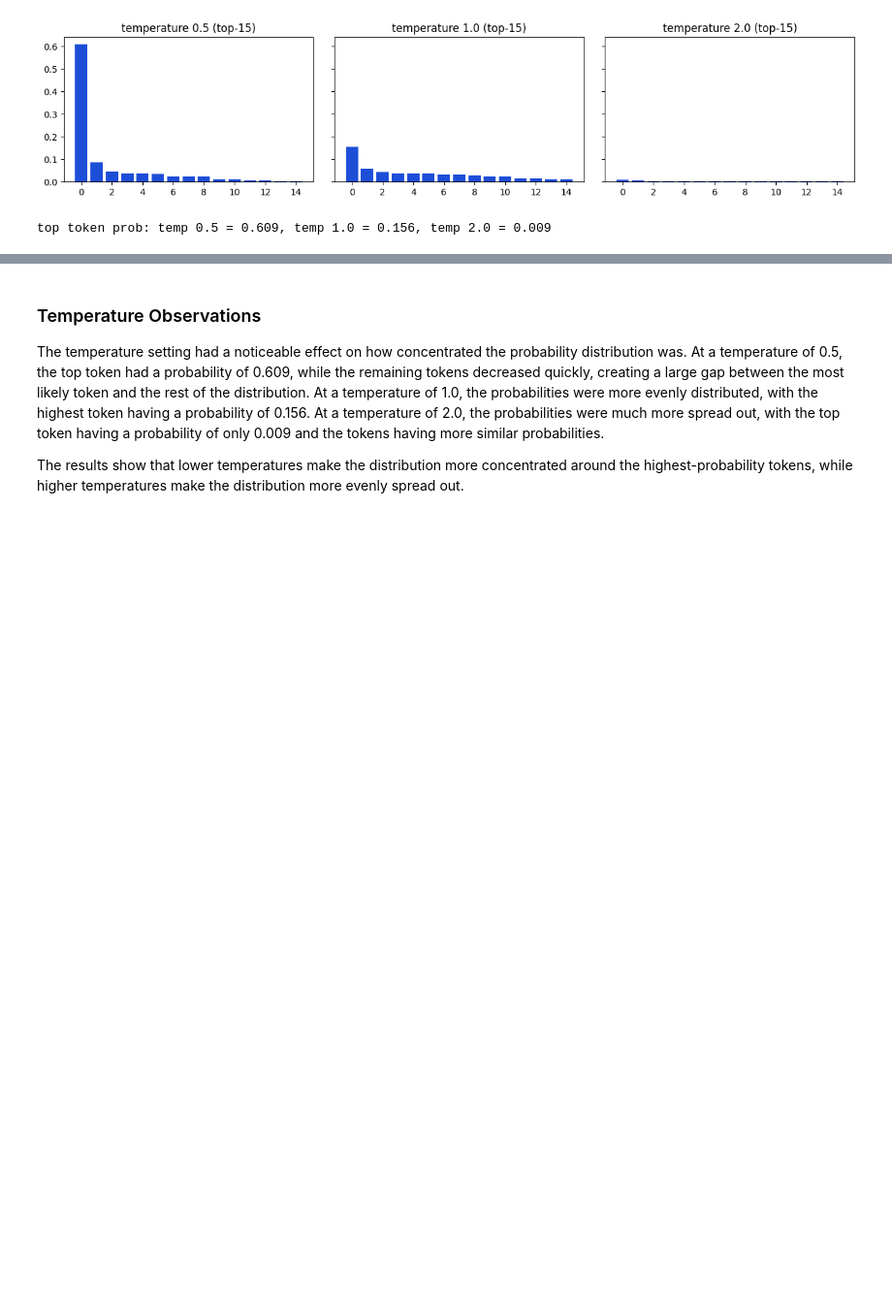
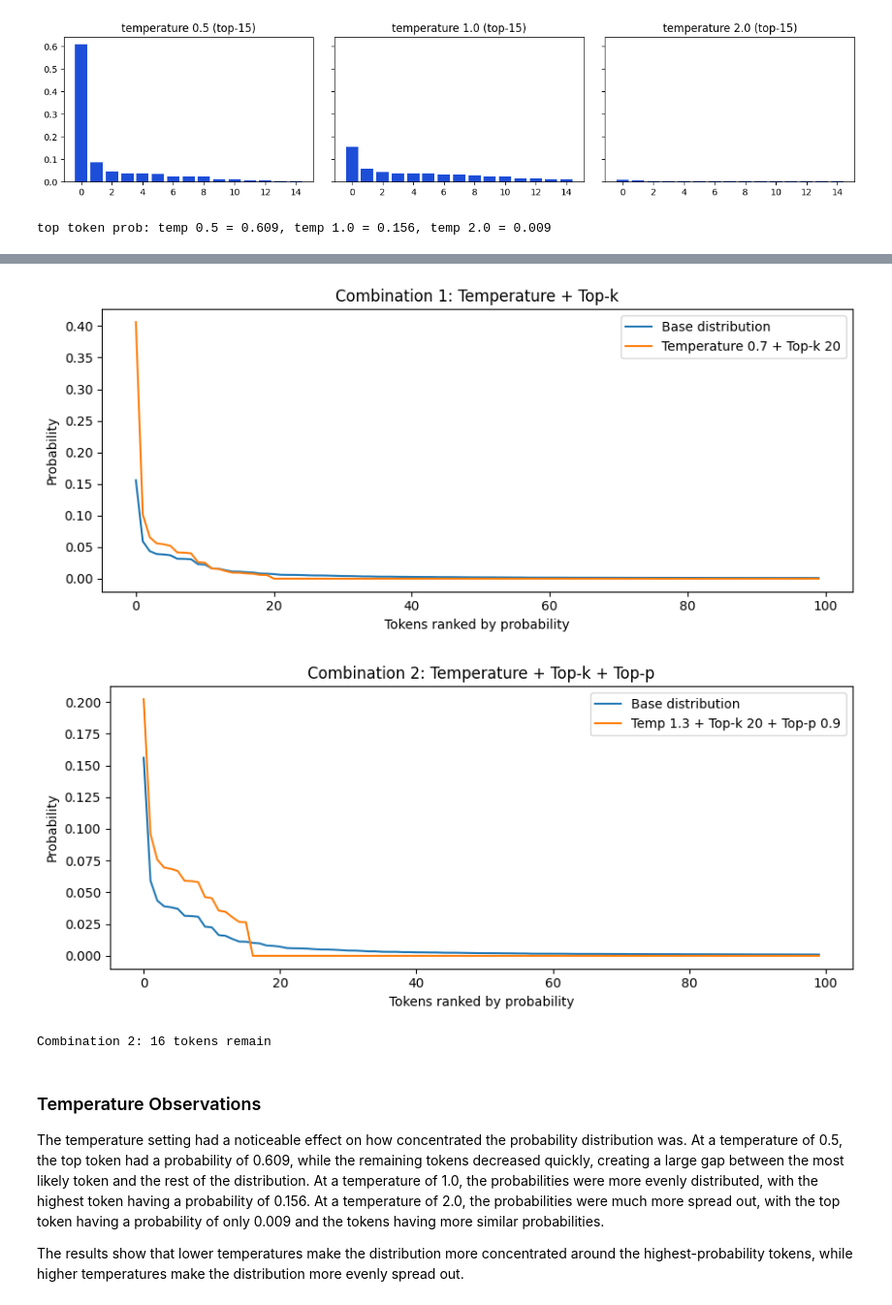
Before and after one commit to jhughes7386/cosc-650-applied-llm-systems, a Jupyter notebook: week-02/week2_inference_sampling.ipynb, the cells around one changed output, grey strips where cells are left out. Shown at 97% size. Cells and saved outputs as stored; diff of their text form; code cells hidden in the pictures; blank space fills up the shorter version.

```diff
--- a/week-02/week2_inference_sampling.ipynb
+++ b/week-02/week2_inference_sampling.ipynb
@@ -111,3 +153,46 @@ top token prob: temp 0.5 = 0.609, temp 1.0 = 0.156, temp 2.0 = 0.009
+# %%
+# Combination1: Temperature + top-k
+t = 0.7
+k = 20
+
+p_temp = temperature(z, t)
+combo1 = top_k(p_temp, k)
+
+plt.figure(figsize=(9, 4))
+plt.plot(np.sort(base)[::-1][:100], label='Base distribution')
+plt.plot(np.sort(combo1)[::-1][:100], label=f'Temperature {t} + Top-k {k}')
+plt.title('Combination 1: Temperature + Top-k')
+plt.xlabel('Tokens ranked by probability')
+plt.ylabel('Probability')
+plt.legend()
+plt.tight_layout()
+plt.show()
+
+
+# Combination2: Temperature + top-k + top-p
+t = 1.3
+k = 20
+p = 0.9
+
+p_temp = temperature(z, t)
+p_temp_k = top_k(p_temp, k)
+combo2, kept = top_p(p_temp_k, p)
+
+plt.figure(figsize=(9, 4))
+plt.plot(np.sort(base)[::-1][:100], label='Base distribution')
+plt.plot(np.sort(combo2)[::-1][:100], label=f'Temp {t} + Top-k {k} + Top-p {p}')
+plt.title('Combination 2: Temperature + Top-k + Top-p')
+plt.xlabel('Tokens ranked by probability')
+plt.ylabel('Probability')
+plt.legend()
+plt.tight_layout()
+plt.show()
+
+print(f'Combination 2: {kept} tokens remain')
+# %% [output]
+[figure, added]
+[figure, added]
+Combination 2: 16 tokens remain
 # %% [markdown]
 ### Temperature Observations
 
```
Also changed, not shown: parts of 1 cell of this notebook.
